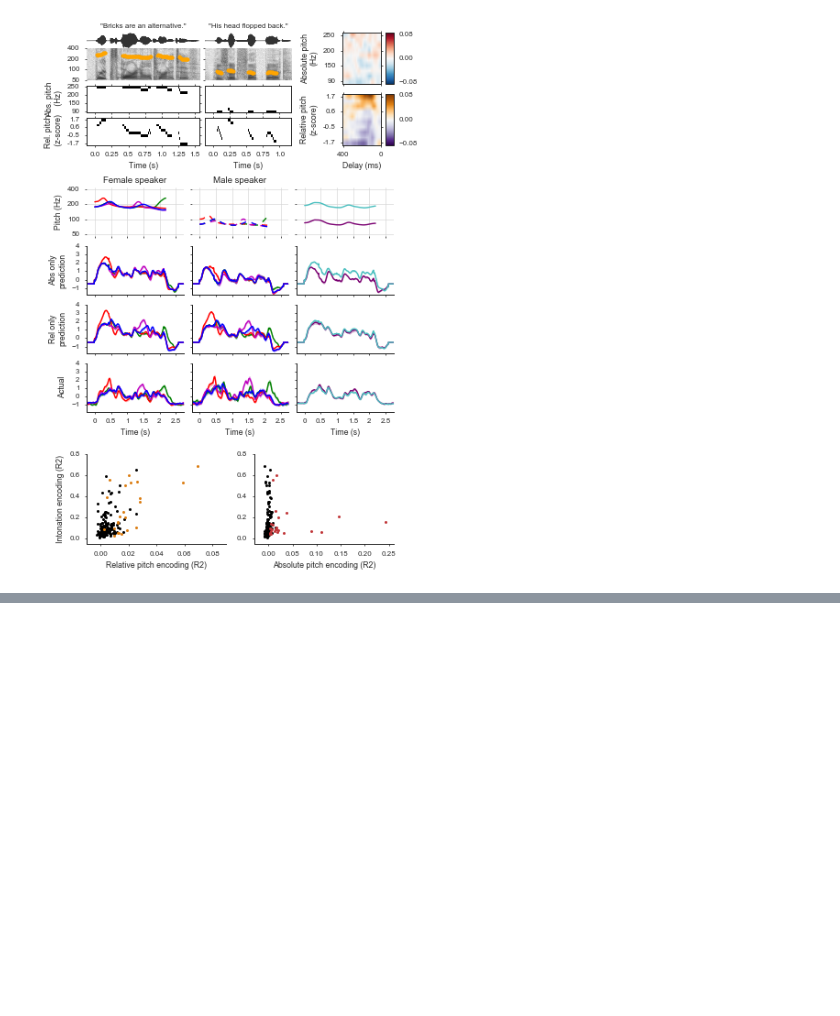
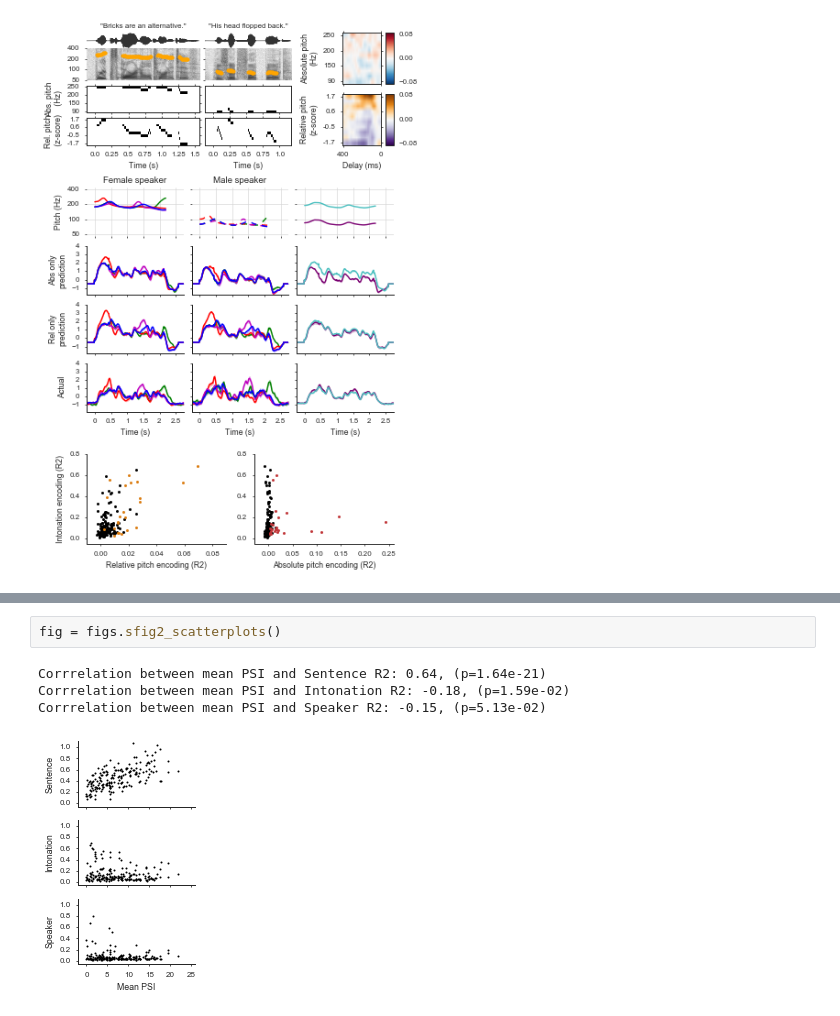
Before and after one commit to ChangLabUcsf/intonatang, a Jupyter notebook: Paper figures.ipynb, the cells around one changed output, grey strips where cells are left out. Cells and saved outputs as stored; diff of their text form; blank space fills up the shorter version.

```diff
--- a/Paper figures.ipynb
+++ b/Paper figures.ipynb
@@ -29,0 +34,7 @@ Corrrelation between intonation R2 and relative pitch R2: 0.57, (p=6.79e-17)
+# %%
+fig = figs.sfig2_scatterplots()
+# %% [output]
+Corrrelation between mean PSI and Sentence R2: 0.64, (p=1.64e-21)
+Corrrelation between mean PSI and Intonation R2: -0.18, (p=1.59e-02)
+Corrrelation between mean PSI and Speaker R2: -0.15, (p=5.13e-02)
+[figure, added]
```
Also changed, not shown: parts of 4 cells of this notebook.
